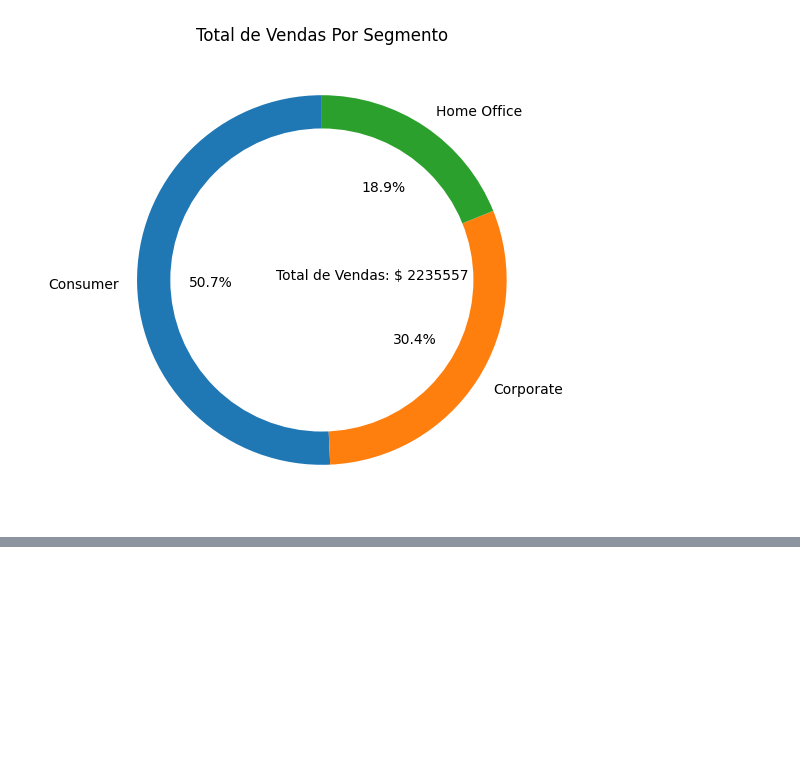
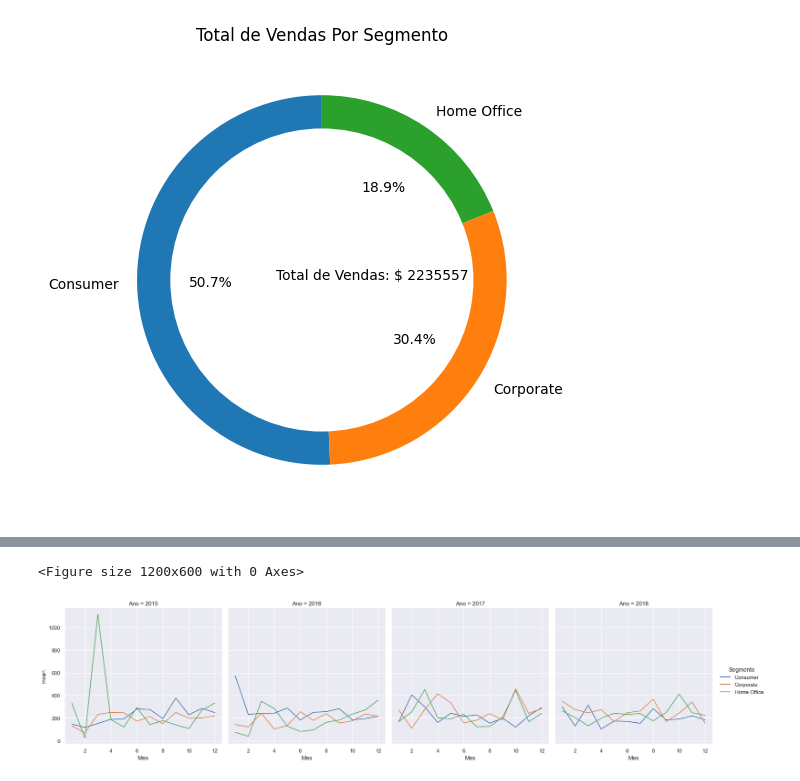
Before and after one commit to rheydne/curso-python, a Jupyter notebook: 13-projeto-2/1-projeto2.ipynb, the cells around one changed output, grey strips where cells are left out. Saved outputs shown, nothing was run; the diff lists cells and outputs as text; code cells hidden in the pictures; blank space fills up the shorter version.

```diff
--- a/13-projeto-2/1-projeto2.ipynb
+++ b/13-projeto-2/1-projeto2.ipynb
@@ -238,0 +337,5 @@ plt.show()
+# %%
+# Criamos uma coluna calculando o valor de venda menos o desconto
+dados['Valor_Venda_Desconto'] = dados['Valor_Venda'] - (dados['Valor_Venda'] * dados['Desconto'])
+
+dados.head()
@@ -238,0 +373,5 @@ plt.show()
+# %%
+# Extraímos o mês e gravamos em uma nova variável
+dados['Mes'] = dados['Data_Pedido'].dt.month
+
+dados.head()
@@ -238,0 +385,5 @@ plt.show()
+# %%
+# Agrupamos por ano, mês e segmento e calculamos estatísticas de agregação
+pergunta9 = dados.groupby(['Ano', 'Mes', 'Segmento'])['Valor_Venda'].agg([np.sum, np.mean, np.median])
+
+pergunta9
@@ -238,0 +405,20 @@ plt.show()
+# %%
+# Vamos extrair os níveis
+anos = pergunta9.index.get_level_values(0)
+meses = pergunta9.index.get_level_values(1)
+segmentos = pergunta9.index.get_level_values(2)
+# %%
+# Plot
+plt.figure(figsize = (12, 6))
+sns.set()
+fig1 = sns.relplot(kind = 'line',
+                   data = pergunta9,
+                   y = 'mean',
+                   x = meses,
+                   hue = segmentos,
+                   col = anos,
+                   col_wrap = 4)
+plt.show()
+# %% [output]
+<Figure size 1200x600 with 0 Axes>
+[figure, added]
```
Also changed, not shown: parts of 25 cells of this notebook, 3 other files.
